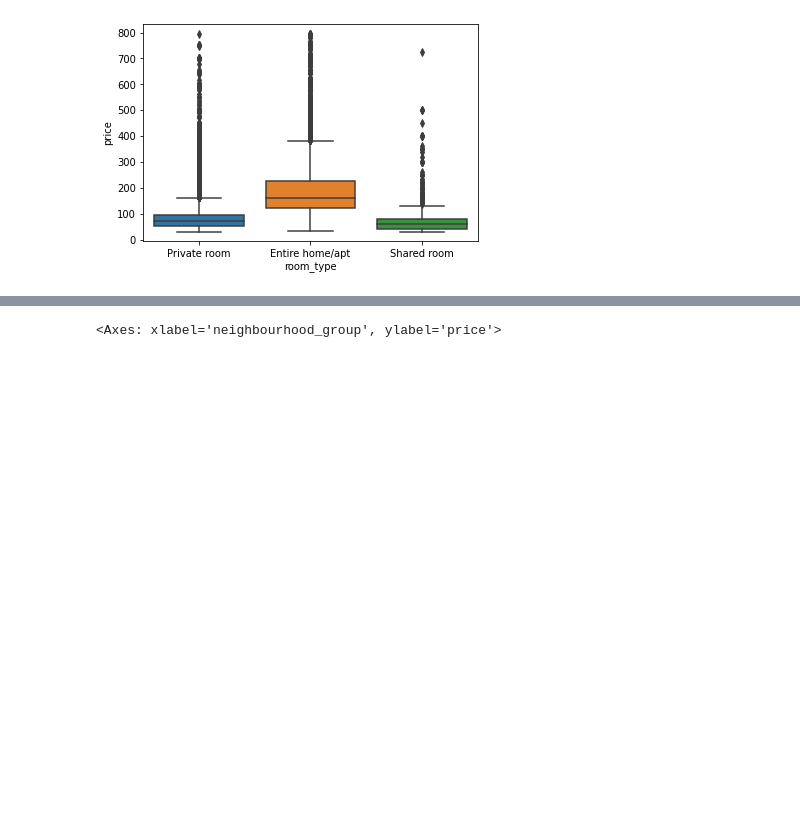
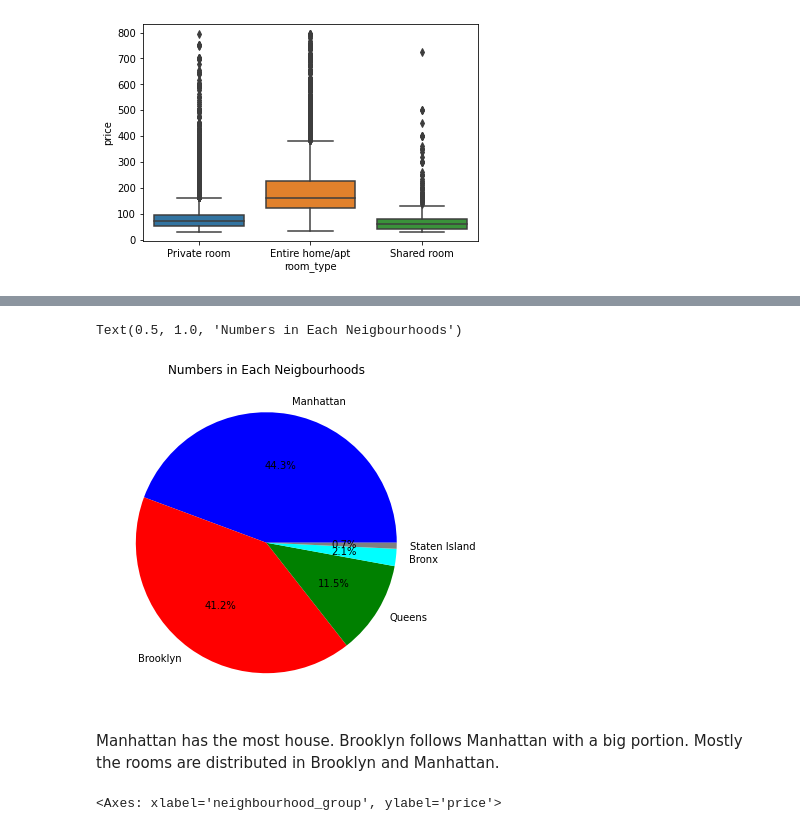
Before and after one commit to Ensemble-learning-project/Ensemble-learning, a Jupyter notebook: Price_prediction.ipynb, the cells around one changed output, grey strips where cells are left out. Drawn from its saved outputs; the diff is of its cells as text; code cells hidden in the pictures; blank space fills up the shorter version.

```diff
--- a/Price_prediction.ipynb
+++ b/Price_prediction.ipynb
@@ -315 +375,11 @@ sns.boxplot(data=df, x='room_type', y='price')
+# %%
+plt.figure(figsize=(6,6))
+numbers = df['neighbourhood_group'].value_counts()
+plt.pie(numbers.values, labels=numbers.index, colors=['b', 'r', 'g', 'cyan', 'gray'], autopct='%1.1f%%')
+plt.title('Numbers in Each Neigbourhoods')
+# %% [output]
+Text(0.5, 1.0, 'Numbers in Each Neigbourhoods')
+[figure, added]
+# %% [markdown]
+Manhattan has the most house. Brooklyn follows Manhattan with a big portion. Mostly the rooms are distributed in Brooklyn and Manhattan.
 # %%
```
Also changed, not shown: parts of 45 cells of this notebook, 1 other file.
